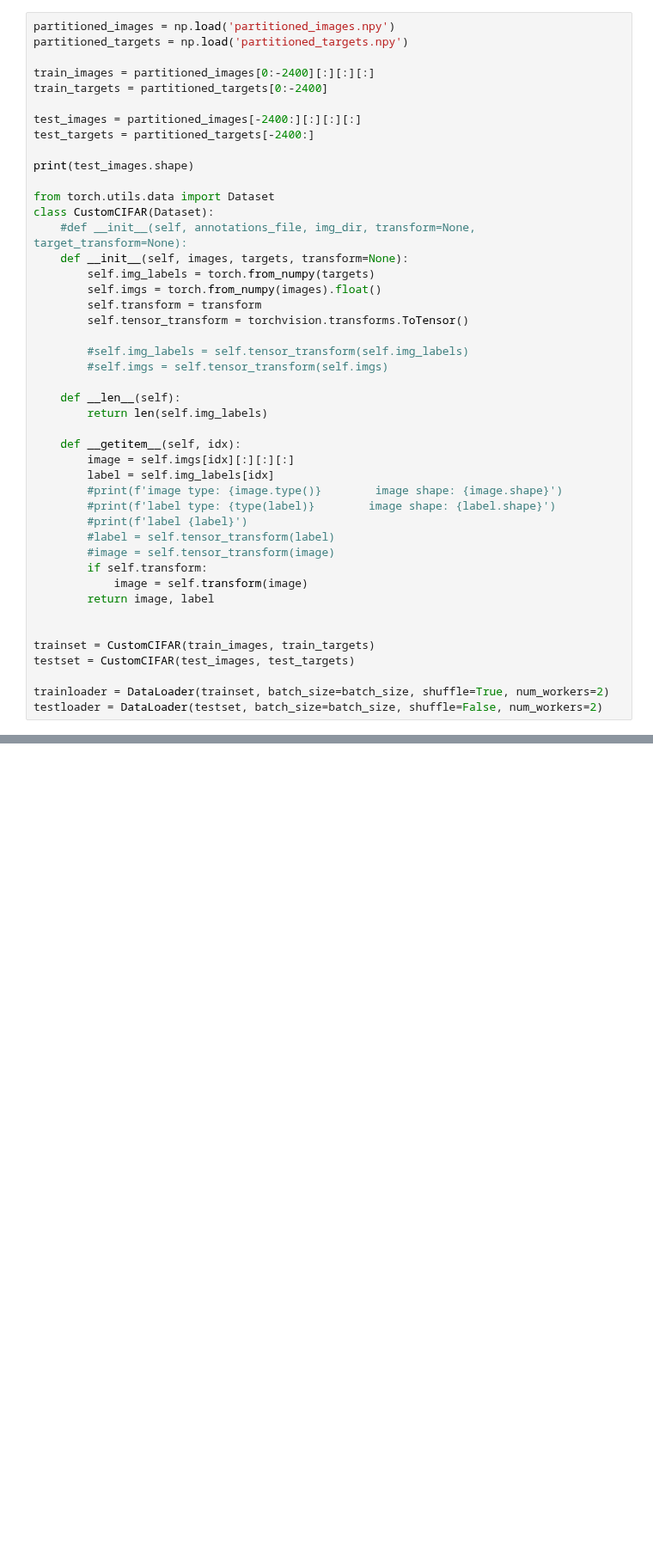
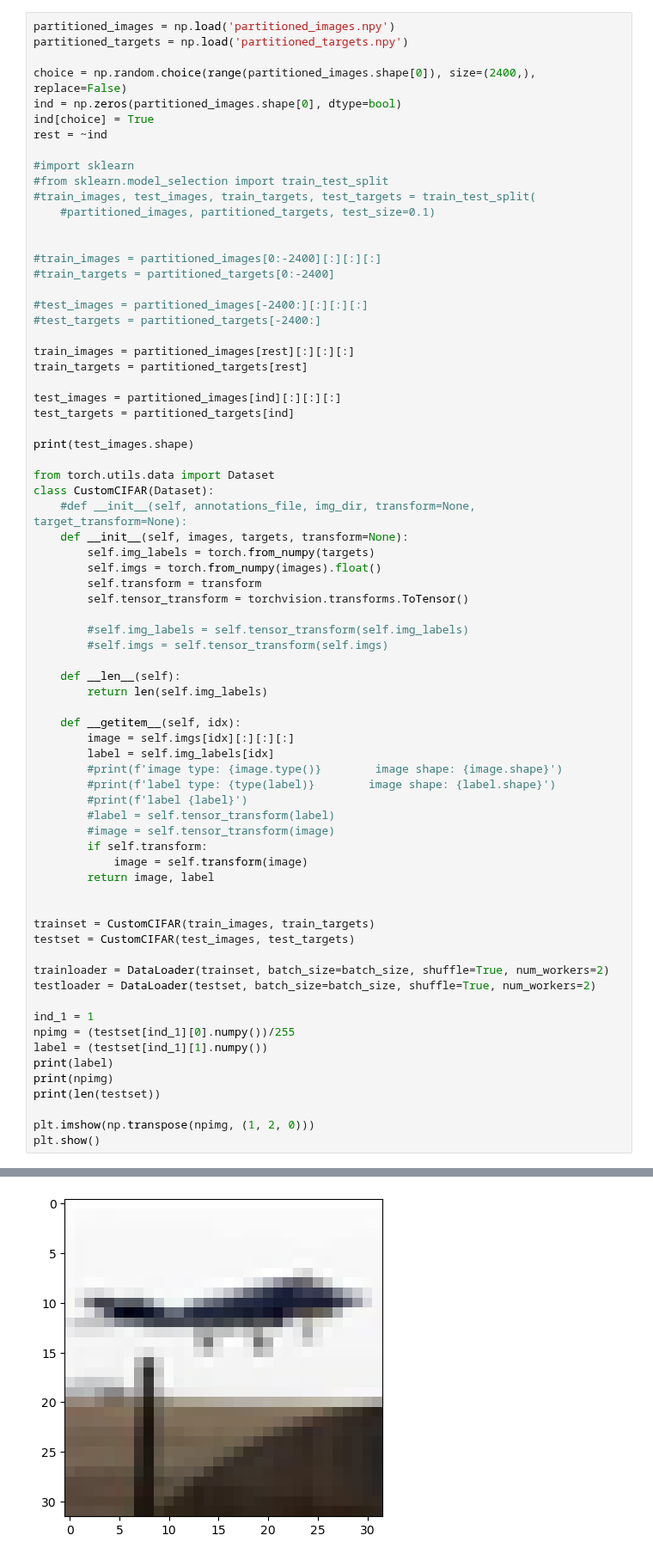
Before and after one commit to MARCI-UTK/EDS4AI, a Jupyter notebook: CIFAR10_With_FCNN.ipynb, the cells around one changed output, grey strips where cells are left out. Shown at 86% size. Saved outputs shown, nothing was run; the diff lists cells and outputs as text; blank space fills up the shorter version.

```diff
--- a/CIFAR10_With_FCNN.ipynb
+++ b/CIFAR10_With_FCNN.ipynb
@@ -78,11 +75,28 @@ Files already downloaded and verified
 partitioned_images = np.load('partitioned_images.npy')
 partitioned_targets = np.load('partitioned_targets.npy')
 
-train_images = partitioned_images[0:-2400][:][:][:]
-train_targets = partitioned_targets[0:-2400]
+choice = np.random.choice(range(partitioned_images.shape[0]), size=(2400,), replace=False)
+ind = np.zeros(partitioned_images.shape[0], dtype=bool)
+ind[choice] = True
+rest = ~ind
 
-test_images = partitioned_images[-2400:][:][:][:]
-test_targets = partitioned_targets[-2400:]
+#import sklearn
+#from sklearn.model_selection import train_test_split
+#train_images, test_images, train_targets, test_targets = train_test_split(
+    #partitioned_images, partitioned_targets, test_size=0.1)
+
+
+#train_images = partitioned_images[0:-2400][:][:][:]
+#train_targets = partitioned_targets[0:-2400]
+
+#test_images = partitioned_images[-2400:][:][:][:]
+#test_targets = partitioned_targets[-2400:]
+
+train_images = partitioned_images[rest][:][:][:]
+train_targets = partitioned_targets[rest]
+
+test_images = partitioned_images[ind][:][:][:]
+test_targets = partitioned_targets[ind]
 
 print(test_images.shape)
 
@@ -118,6 +132,16 @@ trainset = CustomCIFAR(train_images, train_targets)
 testset = CustomCIFAR(test_images, test_targets)
 
 trainloader = DataLoader(trainset, batch_size=batch_size, shuffle=True, num_workers=2)
-testloader = DataLoader(testset, batch_size=batch_size, shuffle=False, num_workers=2)
+testloader = DataLoader(testset, batch_size=batch_size, shuffle=True, num_workers=2)
+
+ind_1 = 1
+npimg = (testset[ind_1][0].numpy())/255
+label = (testset[ind_1][1].numpy())
+print(label)
+print(npimg)
+print(len(testset))
+
+plt.imshow(np.transpose(npimg, (1, 2, 0)))
+plt.show()
 # %% [output]
 (2400, 3, 32, 32)
@@ -124,3 +164,4 @@ testloader = DataLoader(testset, batch_size=batch_size, shuffle=False, num_worke
+[figure, added]
 # %%
 # Define a Fully Convolutional Network
 class FCN_CIFAR10(nn.Module):
```
Also changed, not shown: parts of 7 cells of this notebook.
